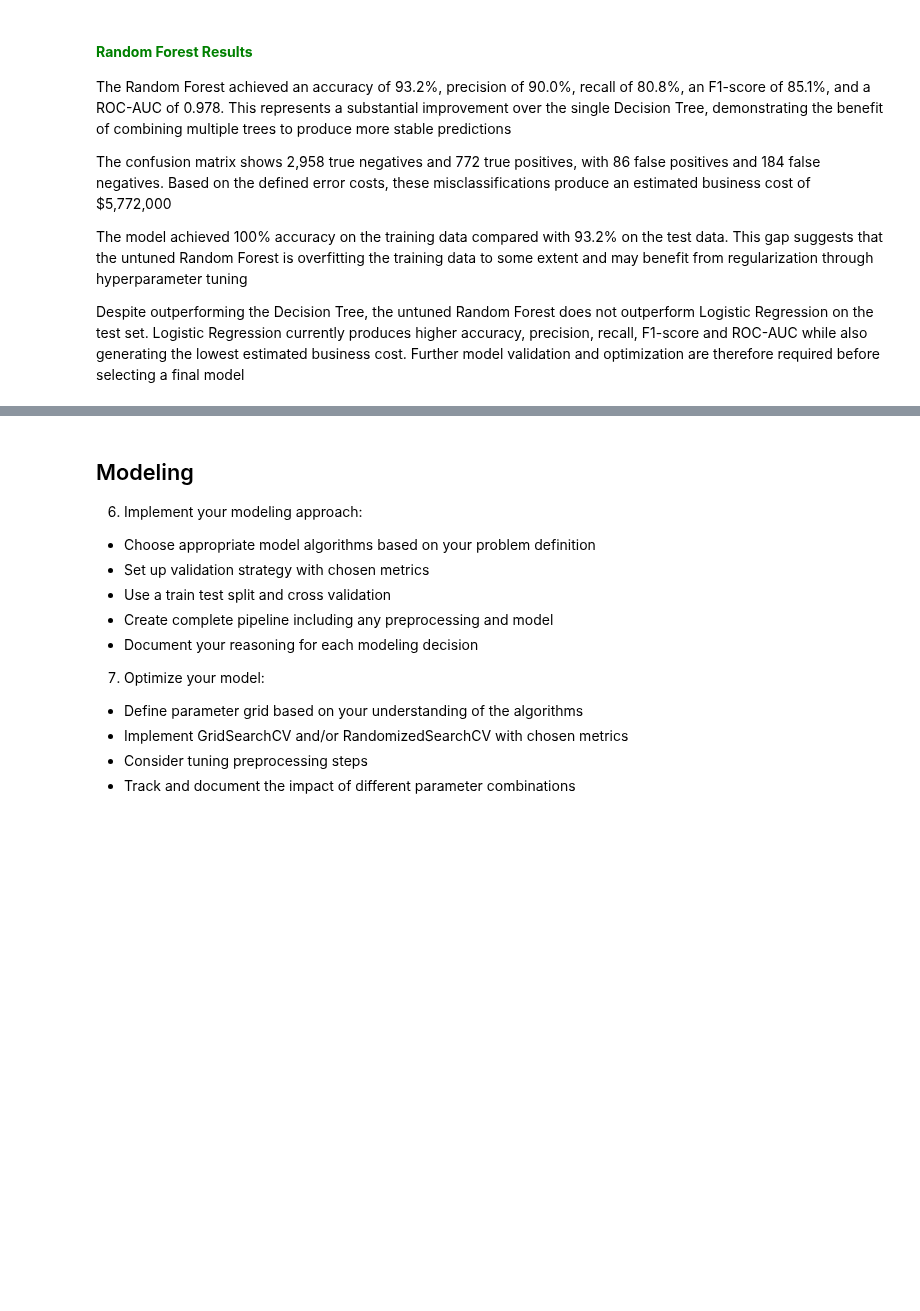
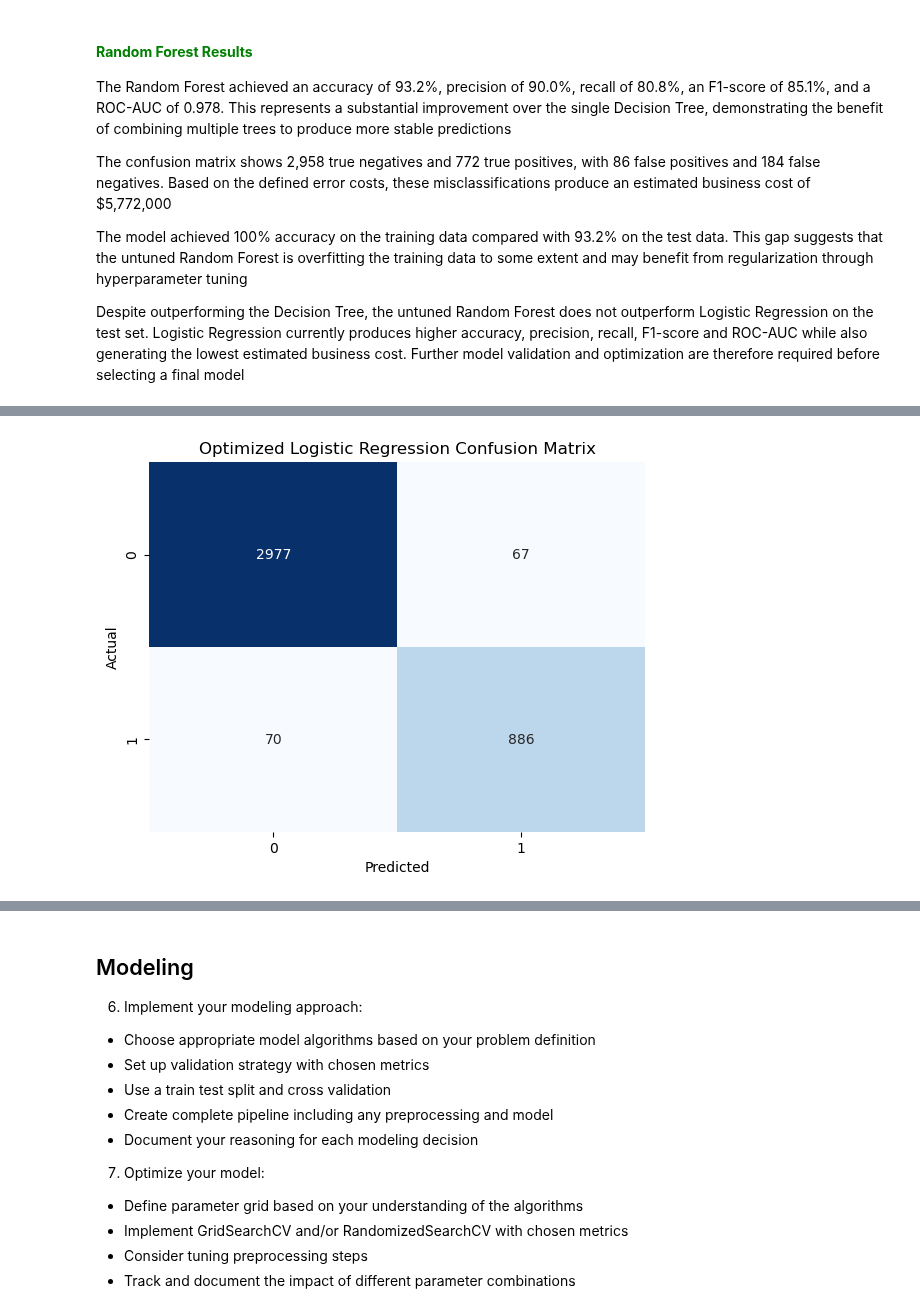
Before and after one commit to ngunjirikevin/financial-loan-risk-model, a Jupyter notebook: financial_loan_risk.ipynb, the cells around one changed output, grey strips where cells are left out. Drawn from its saved outputs; the diff is of its cells as text; code cells hidden in the pictures; blank space fills up the shorter version.

Commit message:
feat: optimize logistic regression with GridSearchCV and document the results and tradeoffs

```diff
--- a/financial_loan_risk.ipynb
+++ b/financial_loan_risk.ipynb
@@ -1777,0 +1873,5 @@ Despite outperforming the Decision Tree, the untuned Random Forest does not outp
+# %%
+param_grid = {
+    "classifier__C": [0.1, 1, 10],
+    "classifier__class_weight": [None, "balanced"]
+}
@@ -1777,0 +1882,13 @@ Despite outperforming the Decision Tree, the untuned Random Forest does not outp
+# %%
+from sklearn.model_selection import GridSearchCV
+
+grid_search = GridSearchCV(
+    estimator=logistic_model,
+    param_grid=param_grid,
+    scoring="f1",
+    cv=3,
+    n_jobs=-1,
+    return_train_score=True
+)
+
+grid_search.fit(X_train, y_train)
@@ -1777,0 +1995,21 @@ Despite outperforming the Decision Tree, the untuned Random Forest does not outp
+# %%
+# confusion matrix
+optimized_cm = confusion_matrix(
+    y_test,
+    optimized_predictions
+)
+
+sns.heatmap(
+    optimized_cm,
+    annot=True,
+    fmt="d",
+    cmap="Blues",
+    cbar=False
+)
+
+plt.title("Optimized Logistic Regression Confusion Matrix")
+plt.xlabel("Predicted")
+plt.ylabel("Actual")
+plt.show()
+# %% [output]
+[figure, added]
```
Also changed, not shown: parts of 17 cells of this notebook.
